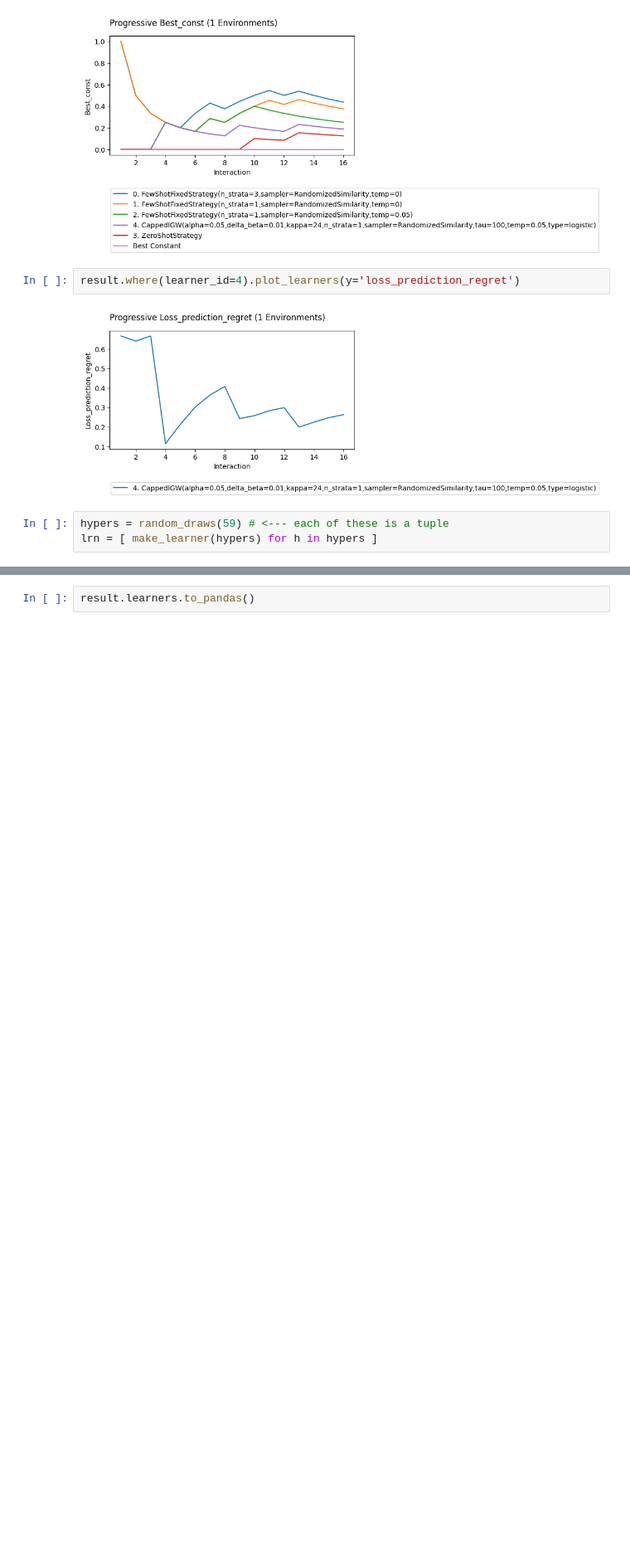
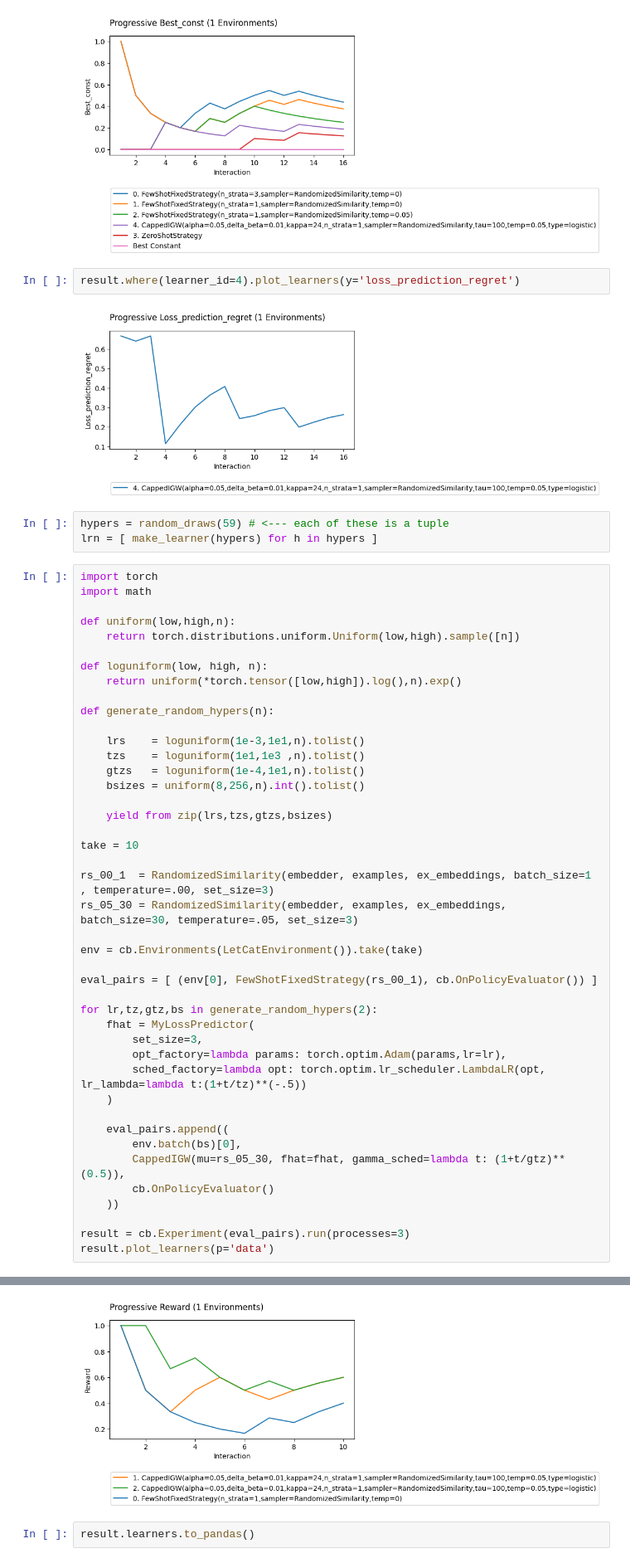
Before and after one commit to mrucker/onoff_experiments, a Jupyter notebook: demo/demo-example-selector.ipynb, the cells around one changed output, grey strips where cells are left out. Shown: that part at 83% size. Drawn from its saved outputs; the diff is of its cells as text; blank space fills up the shorter version.

```diff
--- a/demo/demo-example-selector.ipynb
+++ b/demo/demo-example-selector.ipynb
@@ -272,3 +263,47 @@ result.where(learner_id=4).plot_learners(y='loss_prediction_regret')
 # %%
 hypers = random_draws(59) # <--- each of these is a tuple
 lrn = [ make_learner(hypers) for h in hypers ]
+# %%
+import torch
+import math
+
+def uniform(low,high,n):
+    return torch.distributions.uniform.Uniform(low,high).sample([n])
+
+def loguniform(low, high, n):
+    return uniform(*torch.tensor([low,high]).log(),n).exp()
+
+def generate_random_hypers(n):
+
+    lrs    = loguniform(1e-3,1e1,n).tolist()
+    tzs    = loguniform(1e1,1e3 ,n).tolist()
+    gtzs   = loguniform(1e-4,1e1,n).tolist()
+    bsizes = uniform(8,256,n).int().tolist()
+
+    yield from zip(lrs,tzs,gtzs,bsizes)
+
+take = 10
+
+rs_00_1  = RandomizedSimilarity(embedder, examples, ex_embeddings, batch_size=1 , temperature=.00, set_size=3)
+rs_05_30 = RandomizedSimilarity(embedder, examples, ex_embeddings, batch_size=30, temperature=.05, set_size=3)
+
+env = cb.Environments(LetCatEnvironment()).take(take)
+
+eval_pairs = [ (env[0], FewShotFixedStrategy(rs_00_1), cb.OnPolicyEvaluator()) ]
+
+for lr,tz,gtz,bs in generate_random_hypers(2):
+    fhat = MyLossPredictor(
+        set_size=3,
+        opt_factory=lambda params: torch.optim.Adam(params,lr=lr),
+        sched_factory=lambda opt: torch.optim.lr_scheduler.LambdaLR(opt, lr_lambda=lambda t:(1+t/tz)**(-.5))
+    )
+
+    eval_pairs.append((
+        env.batch(bs)[0],
+        CappedIGW(mu=rs_05_30, fhat=fhat, gamma_sched=lambda t: (1+t/gtz)**(0.5)),
+        cb.OnPolicyEvaluator()
+    ))
+
+result = cb.Experiment(eval_pairs).run(processes=3)
+result.plot_learners(p='data')
+# %% [output]
@@ -275,3 +327,4 @@ lrn = [ make_learner(hypers) for h in hypers ]
+[figure, added]
 # %%
 result.learners.to_pandas()
 # %% [output]
```
Also changed, not shown: parts of 8 cells of this notebook, 3 other files.
